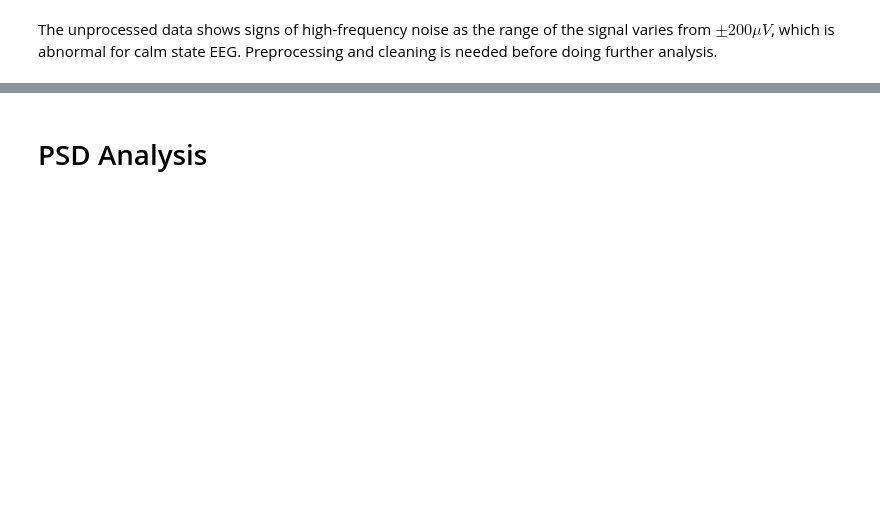
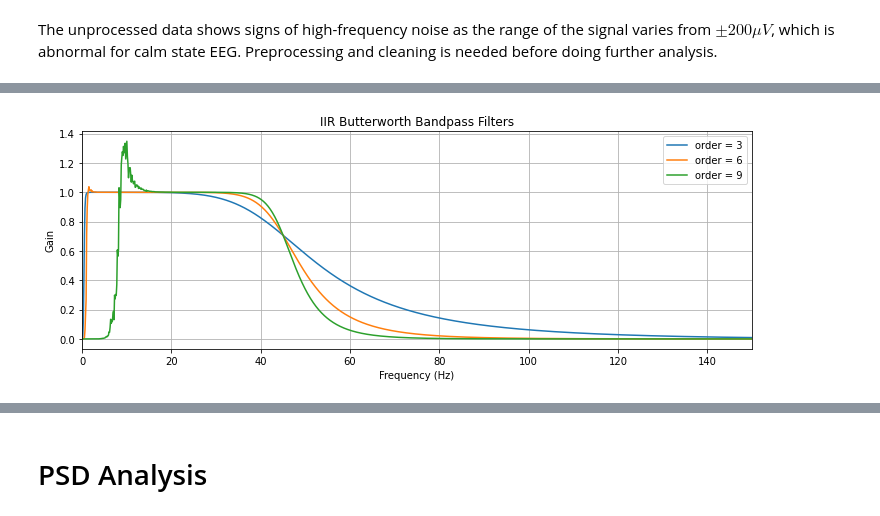
Before and after one commit to Aaron3963/COGS118C_Project, a Jupyter notebook: project.ipynb, the cells around one changed output, grey strips where cells are left out. Cells and saved outputs as stored; diff of their text form; code cells hidden in the pictures; blank space fills up the shorter version.

```diff
--- a/project.ipynb
+++ b/project.ipynb
@@ -85,0 +146,17 @@ Since we were only given 20-second data of 2 subjects with 3 channels, we are un
+# %%
+plt.figure(figsize=(12, 4))
+
+for order in [3, 6, 9]:
+    b, a = butter_bandpass(lowcut, highcut, F_s, order=order)
+    w, h = freqz(b, a, worN=2000)
+    plt.plot((F_s * 0.5 / np.pi) * w, abs(h), label="order = %d" % order)
+
+plt.title('IIR Butterworth Bandpass Filters')
+plt.xlabel('Frequency (Hz)')
+plt.ylabel('Gain')
+plt.xlim(0,150)
+plt.grid(True)
+plt.legend(loc='best')
+plt.show()
+# %% [output]
+[figure, added]
```
Also changed, not shown: parts of 28 cells of this notebook.
